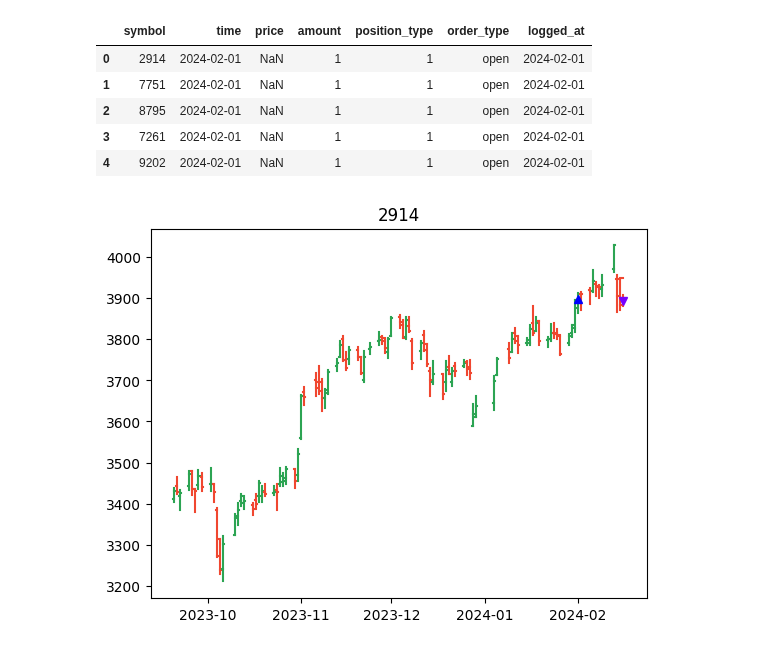
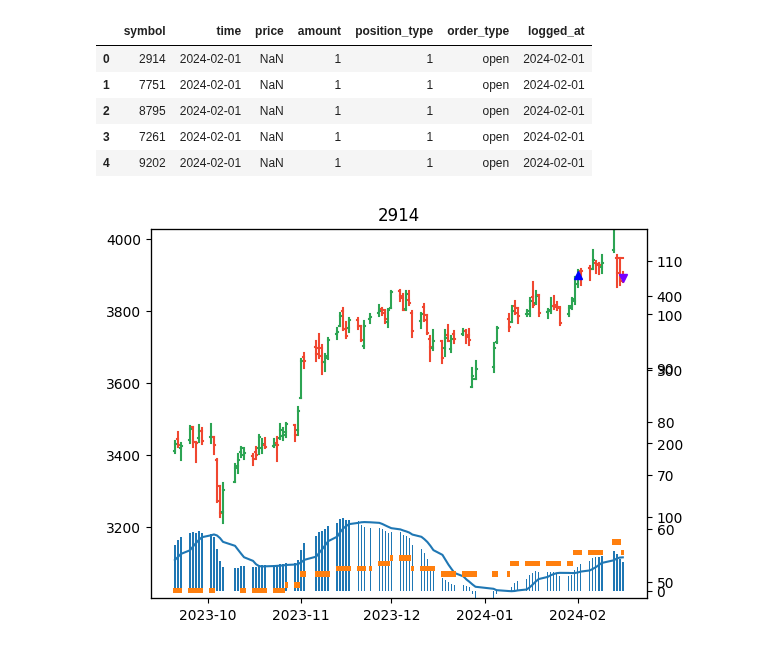
Before and after one commit to Naradice/finance_client, a Jupyter notebook: samples/plot_trading_result.ipynb, the cells around one changed output. Cells and saved outputs as stored; diff of their text form; code cells hidden in the pictures.

Commit message:
added a few indicators to plot

```diff
--- a/samples/plot_trading_result.ipynb
+++ b/samples/plot_trading_result.ipynb
@@ -28,35 +29,37 @@ for symbol in log_df["symbol"]:
     symbol_df = log_df[log_df["symbol"] == symbol]
     start_date = symbol_df["time"].max()
     symbol_file = file_name_generator(symbol)
-    client = fc.CSVClient(symbol_file, start_date=start_date, date_column="Datetime")
+    macd_p = fprocess.MACDProcess(target_column="Close")
+    renko_p = fprocess.RenkoProcess()
+    client = fc.CSVClient(symbol_file, start_date=start_date, date_column="Datetime", idc_process=[macd_p, renko_p])
     ohlc_df = client.get_ohlc(100)
     positions = [0 for i in range(len(ohlc_df))]
     prices = positions.copy()
     time_index = 0
     for index, position_time in enumerate(symbol_df["time"]):
         while time_index < len(ohlc_df) and ohlc_df.index[time_index] < position_time:
             positions[time_index] = 0
             prices[time_index] = ohlc_df["Close"].iloc[time_index]
             time_index += 1
         if time_index < len(ohlc_df):
             if symbol_df["order_type"].iloc[index] == "open":
                 positions[time_index] = int(symbol_df["position_type"].iloc[index])
             else:
                 if symbol_df["position_type"].iloc[index] == 1:
                     position = -2
                 else:
                     position = -1
                 positions[time_index] = position
             prices[time_index] = ohlc_df["Close"].iloc[time_index]
             time_index += 1
-    graph_index = render.register_ohlc([symbol], ohlc_df, title=f"{symbol}")
+    graph_index = render.register_ohlc_with_indicaters([symbol], ohlc_df, idc_processes=[macd_p, renko_p], title=f"{symbol}")
     if len(positions) == len(ohlc_df):
         render.add_trade_histories_to_ohlc(positions, prices, graph_index)
     else:
         print("invalid positions")
     render.plot()
-    input("Please enter any key to show next")
+    # input("Please enter any key to show next")
     render.close()
     break
 # %% [output]
-[figure, old version]
+[figure, new version]
```
Also changed, not shown: parts of 1 cell of this notebook, 1 other file.
